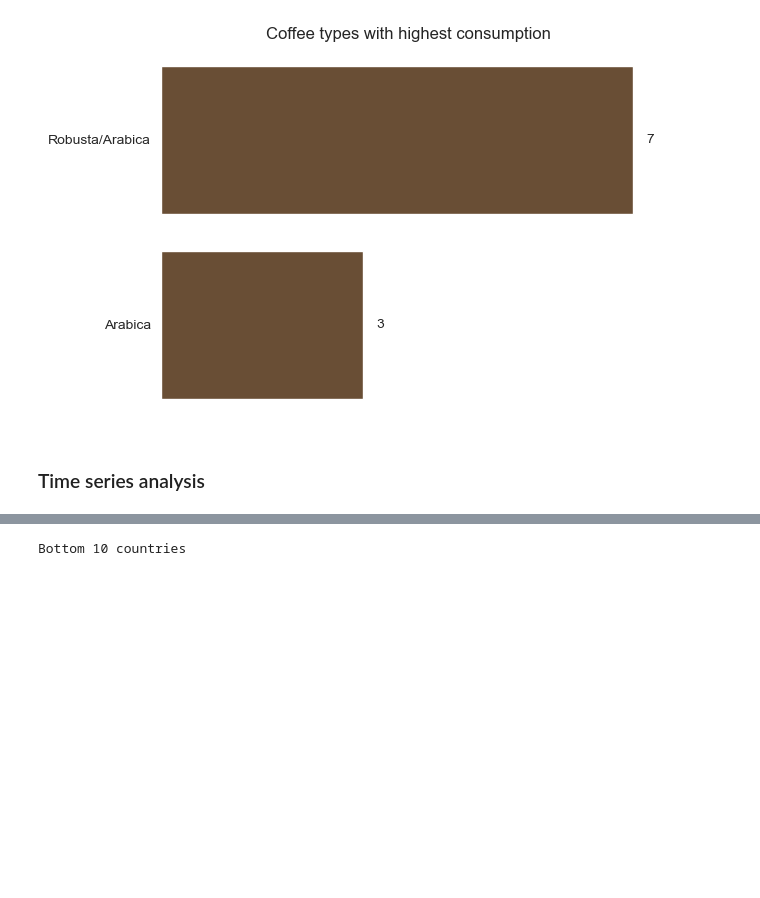
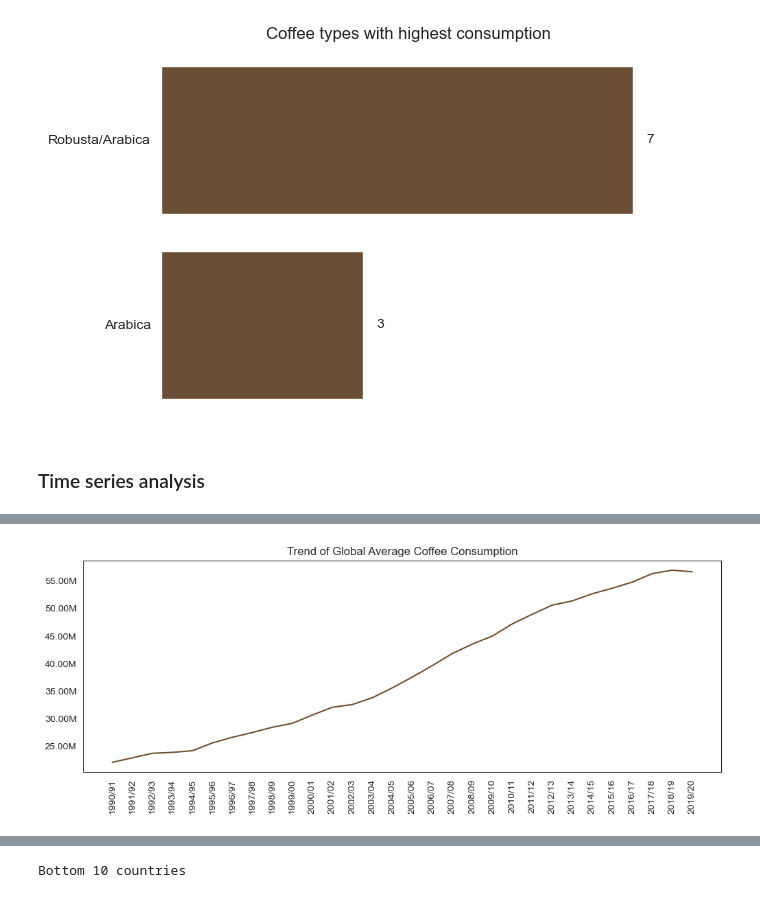
Before and after one commit to samaregbesola/coffee-domestic-consumption-analysis, a Jupyter notebook: notebooks/coffee_domestic_consumption_clean_and_EDA.ipynb, the cells around one changed output, grey strips where cells are left out. Saved outputs shown, nothing was run; the diff lists cells and outputs as text; code cells hidden in the pictures; blank space fills up the shorter version.

```diff
--- a/notebooks/coffee_domestic_consumption_clean_and_EDA.ipynb
+++ b/notebooks/coffee_domestic_consumption_clean_and_EDA.ipynb
@@ -546,3 +546,7 @@ plot_countplot(data=top_10_countries,
 [figure]
 # %% [markdown]
 ### Time series analysis
+# %%
+
+years_df = df.iloc[:,3:-1]
+years_df.head(2)
@@ -548,0 +557,6 @@ plot_countplot(data=top_10_countries,
+# %%
+yearly_average = years_df.mean().values
+years = years_df.columns
+# %%
+yearly_average_df = pd.DataFrame(yearly_average, columns=['yearly_average'], index=years)
+yearly_average_df.head()
@@ -548,0 +570,25 @@ plot_countplot(data=top_10_countries,
+# %%
+import matplotlib.ticker as ticker
+
+# Define a function to format y-ticks
+def format_ticks(x,pos):
+    return '%1.2fM' % (x * 1e-6)
+
+plt.figure(figsize=(12,4))
+sns.lineplot(data=yearly_average_df.yearly_average)
+plt.xticks(rotation=90)
+plt.ylabel('')
+plt.title('Trend of Global Average Coffee Consumption')
+
+# get current axis
+ax = plt.gca()
+
+formatter = ticker.FuncFormatter(format_ticks)
+ax.yaxis.set_major_formatter(formatter)
+
+# save image
+plt.savefig('../images/global_average_consumption.png', dpi=500, bbox_inches='tight')
+
+plt.show()
+# %% [output]
+[figure, added]
```
Also changed, not shown: parts of 7 cells of this notebook, 3 other files.
